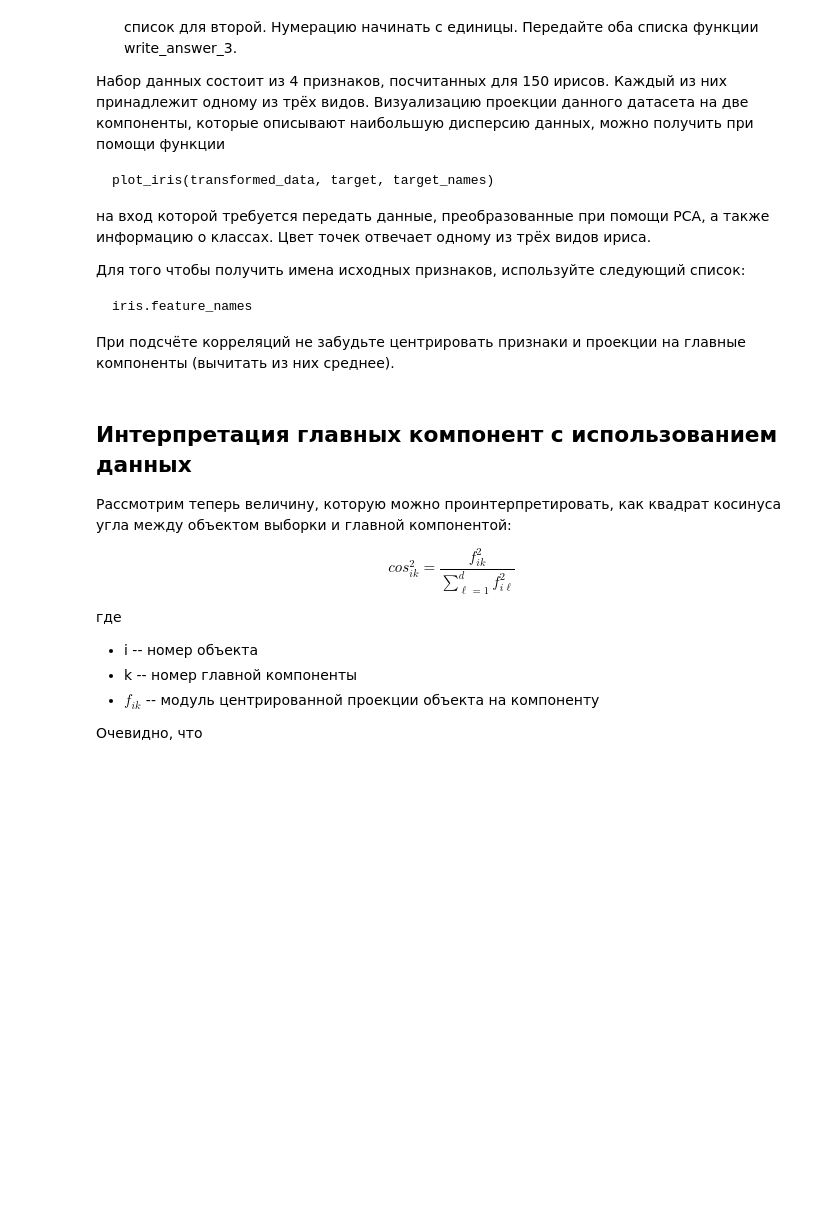
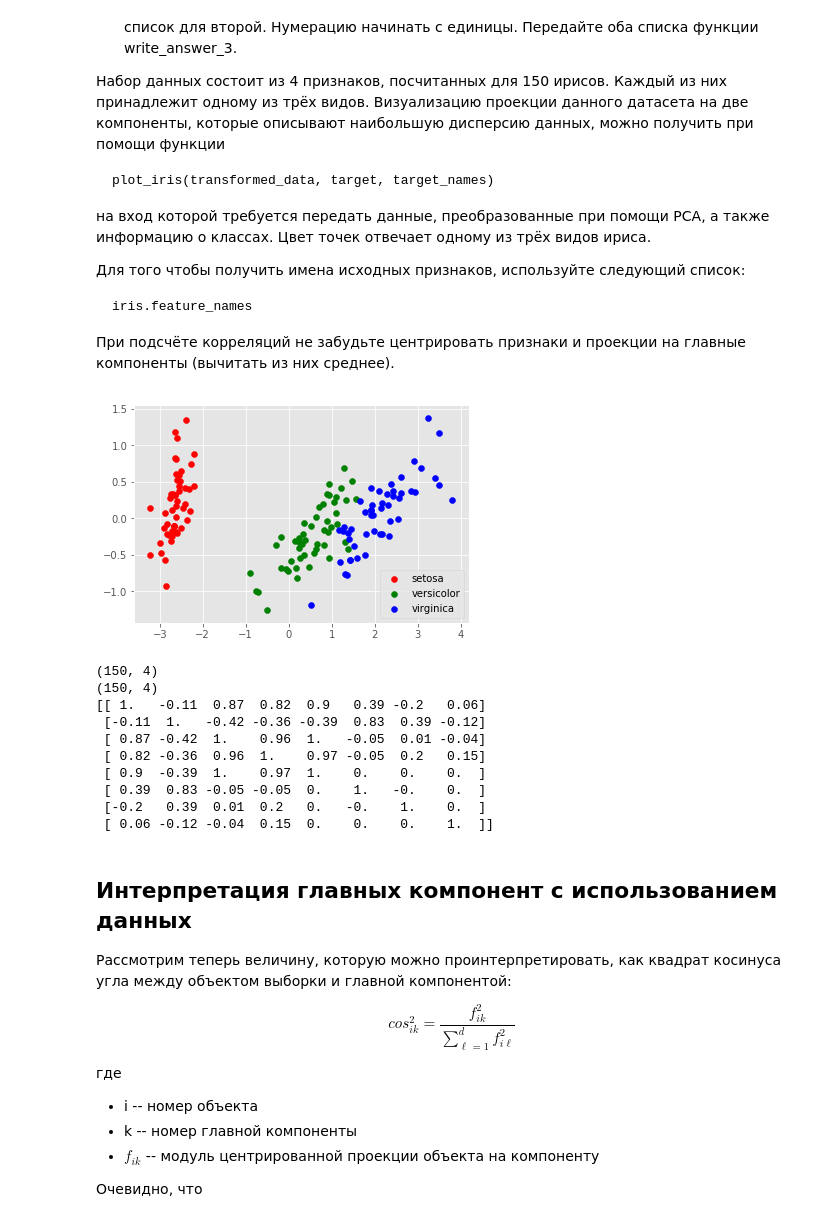
Before and after one commit to evgeni-nabokov/ml-and-da-by-mipt-and-yandex, a Jupyter notebook: C3W2/PCA.ipynb, the cells around one changed output. Cells and saved outputs as stored; diff of their text form; code cells hidden in the pictures; blank space fills up the shorter version.

```diff
--- a/C3W2/PCA.ipynb
+++ b/C3W2/PCA.ipynb
@@ -354,29 +354,56 @@ $$r_{jk} = \frac{\sum_{i=1}^N (x_{ij} - \bar{x}_j) (y_{ik} - \bar{y}_k)}{\sqrt{\
 
 При подсчёте корреляций не забудьте центрировать признаки и проекции на главные компоненты (вычитать из них среднее).
 # %%
+from sklearn.decomposition import PCA
 from sklearn import datasets
 
 def plot_iris(transformed_data, target, target_names):
     plt.figure()
     for c, i, target_name in zip("rgb", [0, 1, 2], target_names):
         plt.scatter(transformed_data[target == i, 0],
                     transformed_data[target == i, 1], c=c, label=target_name)
     plt.legend()
     plt.show()
 
 def write_answer_3(list_pc1, list_pc2):
     with open("pca_answer3.txt", "w") as fout:
         fout.write(" ".join([str(num) for num in list_pc1]))
         fout.write(" ")
         fout.write(" ".join([str(num) for num in list_pc2]))
 
 # загрузим датасет iris
 iris = datasets.load_iris()
 data = iris.data
 target = iris.target
 target_names = iris.target_names
 
 # place your code here
+# Центрирование.
+centered_data = data - np.mean(data, axis=0)
+
+# Применение PCA.
+model = PCA()
+transformed_data = model.fit_transform(centered_data)
+plot_iris(transformed_data, target, target_names)
+centered_transformed_data = transformed_data - np.mean(transformed_data, axis=0)
+print(centered_data.shape)
+print(centered_transformed_data.shape)
+cov = np.cov(centered_data, centered_transformed_data, rowvar=False)
+#print(cov.round(2))
+corr = np.corrcoef(centered_data, centered_transformed_data, rowvar=False)
+print(corr.round(2))
+# %% [output]
+[figure, added]
+(150, 4)
+(150, 4)
+[[ 1.   -0.11  0.87  0.82  0.9   0.39 -0.2   0.06]
+ [-0.11  1.   -0.42 -0.36 -0.39  0.83  0.39 -0.12]
+ [ 0.87 -0.42  1.    0.96  1.   -0.05  0.01 -0.04]
+ [ 0.82 -0.36  0.96  1.    0.97 -0.05  0.2   0.15]
+ [ 0.9  -0.39  1.    0.97  1.    0.    0.    0.  ]
+ [ 0.39  0.83 -0.05 -0.05  0.    1.   -0.    0.  ]
+ [-0.2   0.39  0.01  0.2   0.   -0.    1.    0.  ]
+ [ 0.06 -0.12 -0.04  0.15  0.    0.    0.    1.  ]]
 # %% [markdown]
 ## Интерпретация главных компонент с использованием данных
 
```
Also changed, not shown: 1 other file.
